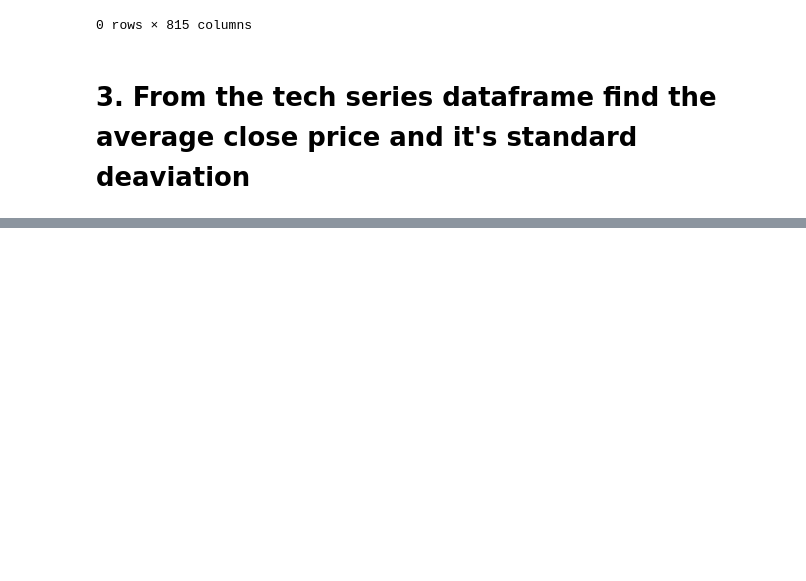
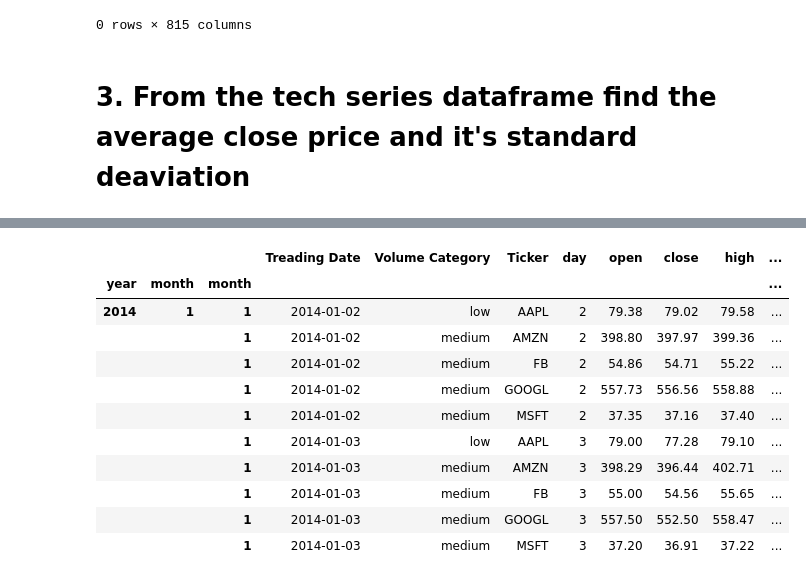
Before and after one commit to TomaszBury/The-ultimate-pandas-bootcamp-advanced-python-data-analysis, a Jupyter notebook: section_07/multi_dimensional.ipynb, the cells around one changed output, grey strips where cells are left out. Saved outputs shown, nothing was run; the diff lists cells and outputs as text; code cells hidden in the pictures; blank space fills up the shorter version.

```diff
--- a/section_07/multi_dimensional.ipynb
+++ b/section_07/multi_dimensional.ipynb
@@ -2221,0 +2278,15 @@ tech_df3.loc[('2019',slice(None),slice(None)):,].set_index(['Treading Date','Vol
+# %%
+tech_df3.head(n=10)
+# %% [output]
+|  |  |  | Treading Date | Volume Category | Ticker | day | open | close | high | ... |
+| year | month | month |  |  |  |  |  |  |  | ... |
+| 2014 | 1 | 1 | 2014-01-02 | low | AAPL | 2 | 79.38 | 79.02 | 79.58 | ... |
+|  |  | 1 | 2014-01-02 | medium | AMZN | 2 | 398.80 | 397.97 | 399.36 | ... |
+|  |  | 1 | 2014-01-02 | medium | FB | 2 | 54.86 | 54.71 | 55.22 | ... |
+|  |  | 1 | 2014-01-02 | medium | GOOGL | 2 | 557.73 | 556.56 | 558.88 | ... |
+|  |  | 1 | 2014-01-02 | medium | MSFT | 2 | 37.35 | 37.16 | 37.40 | ... |
+|  |  | 1 | 2014-01-03 | low | AAPL | 3 | 79.00 | 77.28 | 79.10 | ... |
+|  |  | 1 | 2014-01-03 | medium | AMZN | 3 | 398.29 | 396.44 | 402.71 | ... |
+|  |  | 1 | 2014-01-03 | medium | FB | 3 | 55.00 | 54.56 | 55.65 | ... |
+|  |  | 1 | 2014-01-03 | medium | GOOGL | 3 | 557.50 | 552.50 | 558.47 | ... |
+|  |  | 1 | 2014-01-03 | medium | MSFT | 3 | 37.20 | 36.91 | 37.22 | ... |
```
Also changed, not shown: parts of 19 cells of this notebook, 3 other files.
